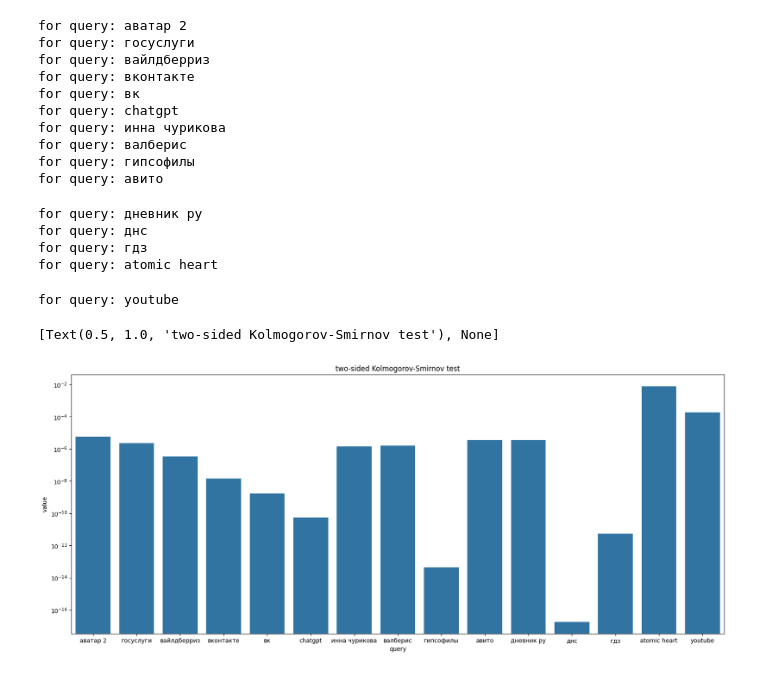
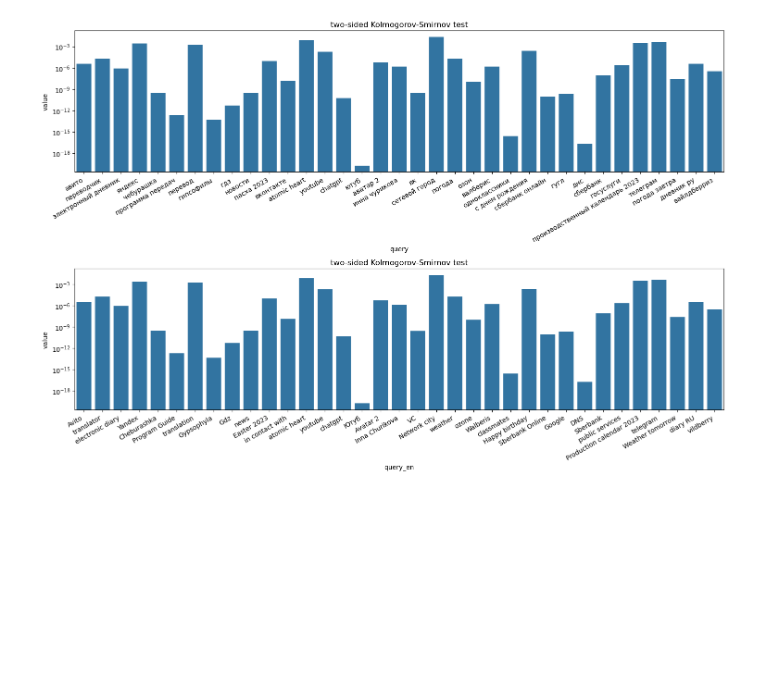
Before and after one commit to anna-02/549proj, a Jupyter notebook: baseline.ipynb, the cells around one changed output. Drawn from its saved outputs; the diff is of its cells as text; code cells hidden in the pictures; blank space fills up the shorter version.

```diff
--- a/baseline.ipynb
+++ b/baseline.ipynb
@@ -73,42 +87,46 @@ discdf = pd.DataFrame().from_records(full_idx_scores, columns=['index','country'
 # %%
 base_rec = []
 stat_rec = []
-for q in queries_ann:
+for q in list(queries_ann):
     # baseline DOES NOT ACTUALLY USE DISC SCORES FROM ANN DF
     baseline = baseline_ranker(q, ann_df)
-    truth = ann_df[ann_df['for_query']==q]['discordance'] # when 3 or above
-    truth = sorted(truth, reverse=True)
+    # print(baseline)
+
+    truth = ann_df[ann_df['for_query']==q]['discordance'].sort_values(ascending=False).to_numpy() # when 3 or above
+    query_en = ann_df[ann_df['for_query']==q]['for_query_en'].iloc[0]
     mp = average_precision_score([1 if t > 2 else 0 for t in truth ], [1 if b[3] > 2 else 0 for b in baseline ])
 
-    ng = ndcg_score(np.asarray([truth]), np.asarray([[b[3] for b in baseline]]) )
-    base_rec.append([q, 'map',mp])
-    base_rec.append([q, 'ndcg',ng])
+
+    baseline.sort(key=lambda x:x[-1])
+    # print(baseline)
+    #  baseline_scores = -np.sort(-baseline_scores)
+
+    baseline_scores = np.array([ann_df.loc[b[0],'discordance'] for b in baseline]) #* 5.0
+    # print(baseline_scores.shape, len(truth))
+    # print(baseline_scores)
+    # print(truth)
+    ng = ndcg_score(truth[:,None].T, baseline_scores[:,None].T ,k=10)
+    # print(ng)
+    base_rec.append([q, 'map',mp, query_en])
+    base_rec.append([q, 'ndcg',ng, query_en])
 
 
-    stat_rec.append([q, stats.ks_2samp(truth, [b[3] for b in baseline])[1]])
-statdf=  pd.DataFrame().from_records(stat_rec, columns=['query','value'])
-basedf = pd.DataFrame().from_records(base_rec, columns=['query','score','value'])
+    stat_rec.append([q,query_en,stats.ks_2samp(truth, [b[3] for b in baseline])[1]])
+statdf=  pd.DataFrame().from_records(stat_rec, columns=['query','query_en','value'])
+basedf = pd.DataFrame().from_records(base_rec, columns=['query','score','value','query_en'])
-# %% [output]
-for query: аватар 2
-for query: госуслуги
-for query: вайлдберриз
-for query: вконтакте
-for query: вк
-for query: chatgpt
-for query: инна чурикова
-for query: валберис
-for query: гипсофилы
-for query: авито
-for query: дневник ру
-for query: днс
-for query: гдз
-for query: atomic heart
-for query: youtube
-# %%
-plt.figure(figsize=(20,8))
-sns.barplot(statdf, x='query',y='value').set(title='two-sided Kolmogorov-Smirnov test',yscale='log')
-# %% [output]
-[Text(0.5, 1.0, 'two-sided Kolmogorov-Smirnov test'), None]
-[figure, removed]
+# %%
+plt.figure(figsize=(15,10))
+plt.subplot(211)
+chart = sns.barplot(statdf, x='query',y='value')
+chart.set(title='two-sided Kolmogorov-Smirnov test',yscale='log')
+chart.set_xticklabels(chart.get_xticklabels(), rotation=30,horizontalalignment='right')
+plt.subplot(212)
+chart = sns.barplot(statdf, x='query_en',y='value')
+chart.set(title='two-sided Kolmogorov-Smirnov test',yscale='log')
+chart.set_xticklabels(chart.get_xticklabels(), rotation=30,horizontalalignment='right')
+plt.tight_layout()
+plt.savefig('figures/ks_test.png')
+# %% [output]
+[figure, added]
 # %%
 sns.barplot(basedf, x='score',y='value').set(title='MAP and NDCG Scores for Discordance Baseline')
```
Also changed, not shown: parts of 14 cells of this notebook, 1 other file.
